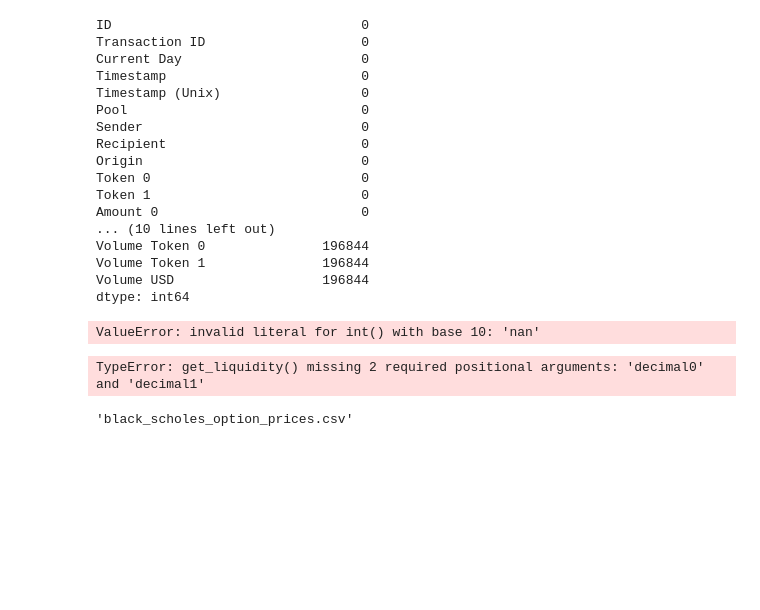
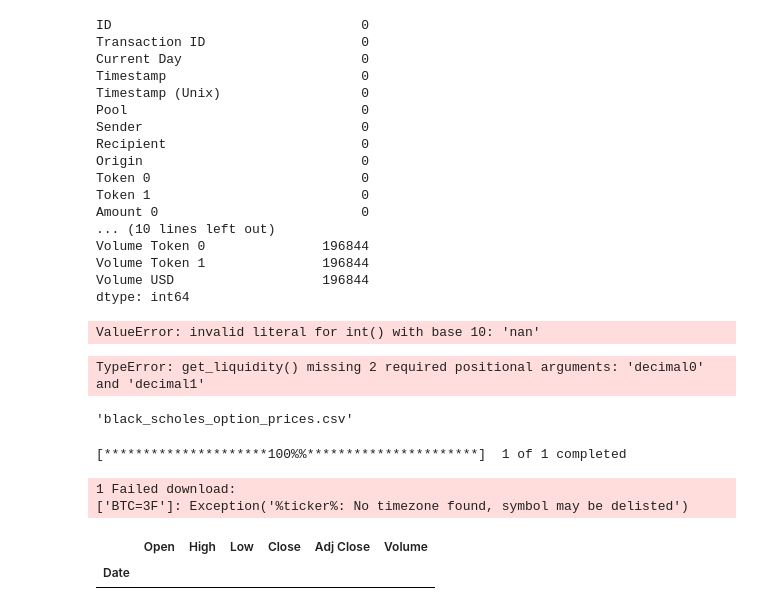
Before and after one commit to yinkiatho/ARIMA-GARCH-in-Uniswap-V3, a Jupyter notebook: data/misc.ipynb, the cells around one changed output. Drawn from its saved outputs; the diff is of its cells as text; code cells hidden in the pictures; blank space fills up the shorter version.

```diff
--- a/data/misc.ipynb
+++ b/data/misc.ipynb
@@ -305,3 +305,21 @@ df.to_csv(csv_path, index=False)
 csv_path
 # %% [output]
 'black_scholes_option_prices.csv'
+# %%
+import yfinance as yf
+import pandas as pd
+
+# Download the platinum prices
+futures_data = yf.download("BT3 ", start="2021-01-01", end="2023-12-31")
+
+# Set the index to a datetime type
+futures_data.index = pd.to_datetime(futures_data.index)
+
+# Display the last five rows
+futures_data.head()
+# %% [output]
+[*********************100%%**********************]  1 of 1 completed
+1 Failed download:
+['BTC=3F']: Exception('%ticker%: No timezone found, symbol may be delisted')
+|  | Open | High | Low | Close | Adj Close | Volume |
+| Date |  |  |  |  |  |  |
```
Also changed, not shown: 16 other files.
